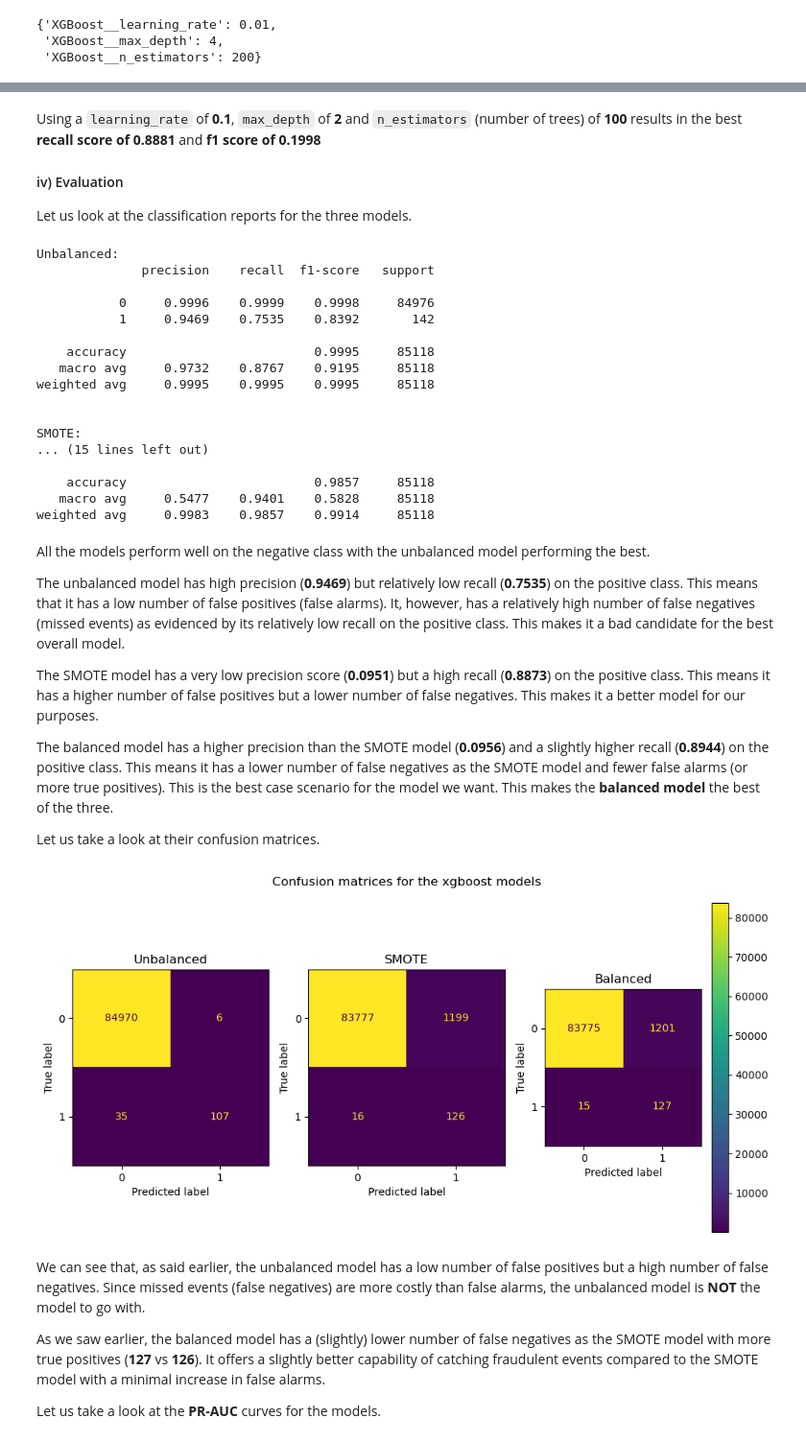
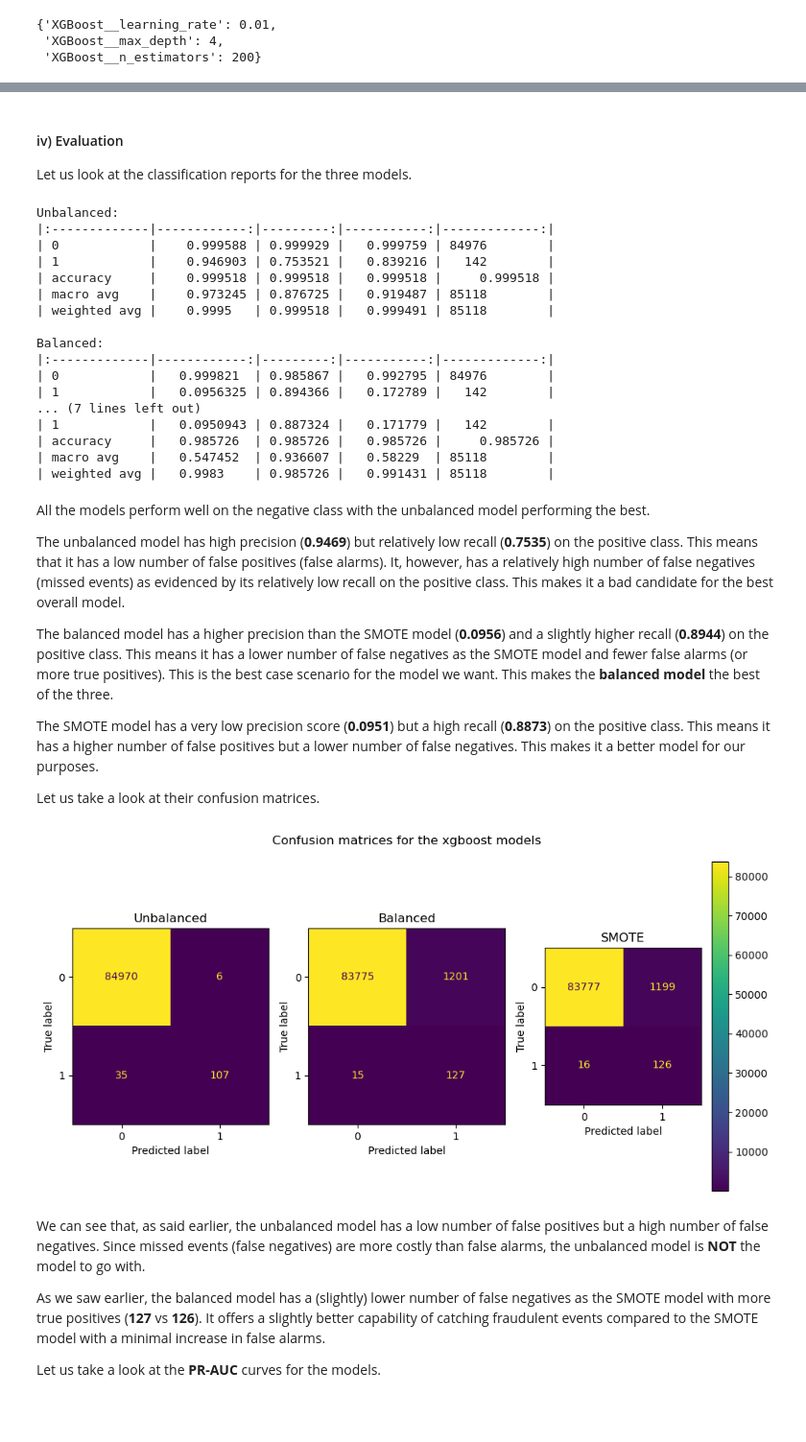
Before and after one commit to NgundoMuithya/Kaggle_Credit_Card_Fraud_Detection, a Jupyter notebook: notebook.ipynb, the cells around one changed output, grey strips where cells are left out. Shown at 96% size. Saved outputs shown, nothing was run; the diff lists cells and outputs as text; code cells hidden in the pictures; blank space fills up the shorter version.

```diff
--- a/notebook.ipynb
+++ b/notebook.ipynb
@@ -696,15 +702,16 @@ Let us look at the confusion matrices for the models to get a clearer picture of
 # %%
 from sklearn.metrics import ConfusionMatrixDisplay, confusion_matrix
 
-logreg_models = [best_unbalanced_logreg_model, best_SMOTE_logreg_model, best_balanced_logreg_model]
-names = ["Unbalanced", "SMOTE", "Balanced"]
+# Plot
+def plot_confusion_matrices(model_name, models, filepath=None, names=names, X_test_scaled=X_test_scaled, y_test=y_test):
+    '''
+    Custom helper function to plot the confusion matrices. Created to avoid redundacy when plotting the matrices for later model families.
+    Simply provide the model family name as a string using the `model_name` parameter and the list with the models in `models`.
+    Also ensure to pass in the filepath for where to store the image. If not passed in explicitly, then the default filepath `./Images/{model_name}_conf_matrices.png` will be used.
+    '''
+    if filepath is None:
+        filepath = './Images/' + model_name + '_conf_matrices.png'
 
-# Plot
-def plot_confusion_matrices(model_name, models, names=names, X_test_scaled=X_test_scaled, y_test=y_test):
-    '''
-    Function to plot the confusion matrices. Created to avoid redundacy when plotting the matrices for later model families.
-    Simply provide the model family name as a string using the `model_name` parameter and the list with the models in `models`.
-    '''
     fig, axs = plt.subplots(ncols=len(models), figsize=(10, 5))
     for i, ax in enumerate(axs.flatten()):
         y_preds = models[i].predict(X_test_scaled)
@@ -717,6 +724,7 @@ def plot_confusion_matrices(model_name, models, names=names, X_test_scaled=X_tes
 
     fig.suptitle(f"Confusion matrices for the {model_name} models")
     plt.tight_layout()
+    plt.savefig(filepath, dpi=150)
     plt.show()
 
 plot_confusion_matrices('logistic', logreg_models)
@@ -912,56 +927,43 @@ best_balanced_xgboost_model.best_params_
 # %% [markdown]
-Using a `learning_rate` of **0.1**, `max_depth` of **2** and `n_estimators` (number of trees) of **100** results in the best **recall score of 0.8881** and **f1 score of 0.1998**
-
 #### iv) Evaluation
 
 Let us look at the classification reports for the three models.
 # %%
-print("Unbalanced:")
-y_preds = best_unbalanced_xgboost_model.predict(X_test_scaled)
-print(classification_report(y_test, y_preds, digits=4))
+xgboost_models = [best_unbalanced_xgboost_model, best_balanced_xgboost_model, best_SMOTE_xgboost_model]
 
-print("\nSMOTE:")
-y_preds = best_SMOTE_xgboost_model.predict(X_test_scaled)
-print(classification_report(y_test, y_preds, digits=4))
-
-print("\nBalanced:")
-y_preds = best_balanced_xgboost_model.predict(X_test_scaled)
-print(classification_report(y_test, y_preds, digits=4))
+print_classification_reports(xgboost_models)
 # %% [output]
 Unbalanced:
-              precision    recall  f1-score   support
+|:-------------|------------:|---------:|-----------:|-------------:|
+| 0            |    0.999588 | 0.999929 |   0.999759 | 84976        |
+| 1            |    0.946903 | 0.753521 |   0.839216 |   142        |
+| accuracy     |    0.999518 | 0.999518 |   0.999518 |     0.999518 |
+| macro avg    |    0.973245 | 0.876725 |   0.919487 | 85118        |
+| weighted avg |    0.9995   | 0.999518 |   0.999491 | 85118        |
 
-           0     0.9996    0.9999    0.9998     84976
-           1     0.9469    0.7535    0.8392       142
-
-    accuracy                         0.9995     85118
-   macro avg     0.9732    0.8767    0.9195     85118
-weighted avg     0.9995    0.9995    0.9995     85118
-
-
-SMOTE:
-... (15 lines left out)
-
-    accuracy                         0.9857     85118
-   macro avg     0.5477    0.9401    0.5828     85118
-weighted avg     0.9983    0.9857    0.9914     85118
+Balanced:
+|:-------------|------------:|---------:|-----------:|-------------:|
+| 0            |   0.999821  | 0.985867 |   0.992795 | 84976        |
+| 1            |   0.0956325 | 0.894366 |   0.172789 |   142        |
+... (7 lines left out)
+| 1            |   0.0950943 | 0.887324 |   0.171779 |   142        |
+| accuracy     |   0.985726  | 0.985726 |   0.985726 |     0.985726 |
+| macro avg    |   0.547452  | 0.936607 |   0.58229  | 85118        |
+| weighted avg |   0.9983    | 0.985726 |   0.991431 | 85118        |
 # %% [markdown]
 All the models perform well on the negative class with the unbalanced model performing the best.
 
 The unbalanced model has high precision (**0.9469**) but relatively low recall (**0.7535**) on the positive class. This means that it has a low number of false positives (false alarms). It, however, has a relatively high number of false negatives (missed events) as evidenced by its relatively low recall on the positive class. This makes it a bad candidate for the best overall model.
 
+The balanced model has a higher precision than the SMOTE model (**0.0956**) and a slightly higher recall (**0.8944**) on the positive class. This means it has a lower number of false negatives as the SMOTE model and fewer false alarms (or more true positives). This is the best case scenario for the model we want. This makes the **balanced model** the best of the three.
+
 The SMOTE model has a very low precision score (**0.0951**) but a high recall (**0.8873**) on the positive class. This means it has a higher number of false positives but a lower number of false negatives. This makes it a better model for our purposes.
 
-The balanced model has a higher precision than the SMOTE model (**0.0956**) and a slightly higher recall (**0.8944**) on the positive class. This means it has a lower number of false negatives as the SMOTE model and fewer false alarms (or more true positives). This is the best case scenario for the model we want. This makes the **balanced model** the best of the three.
-
 Let us take a look at their confusion matrices.
 # %%
-xgboost_models = [best_unbalanced_xgboost_model, best_SMOTE_xgboost_model, best_balanced_xgboost_model]
-
-# Plot
 plot_confusion_matrices('xgboost', xgboost_models)
 # %% [output]
-[figure, old version]
+[figure, new version]
 # %% [markdown]
 We can see that, as said earlier, the unbalanced model has a low number of false positives but a high number of false negatives. Since missed events (false negatives) are more costly than false alarms, the unbalanced model is **NOT** the model to go with.
 
```
Also changed, not shown: parts of 47 cells of this notebook.
